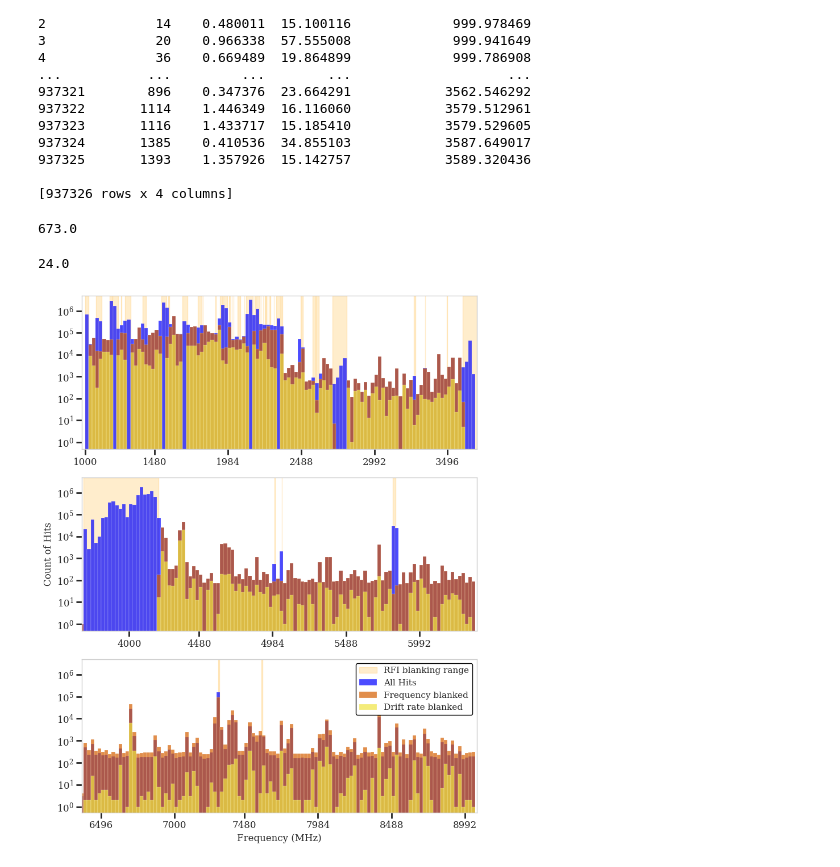
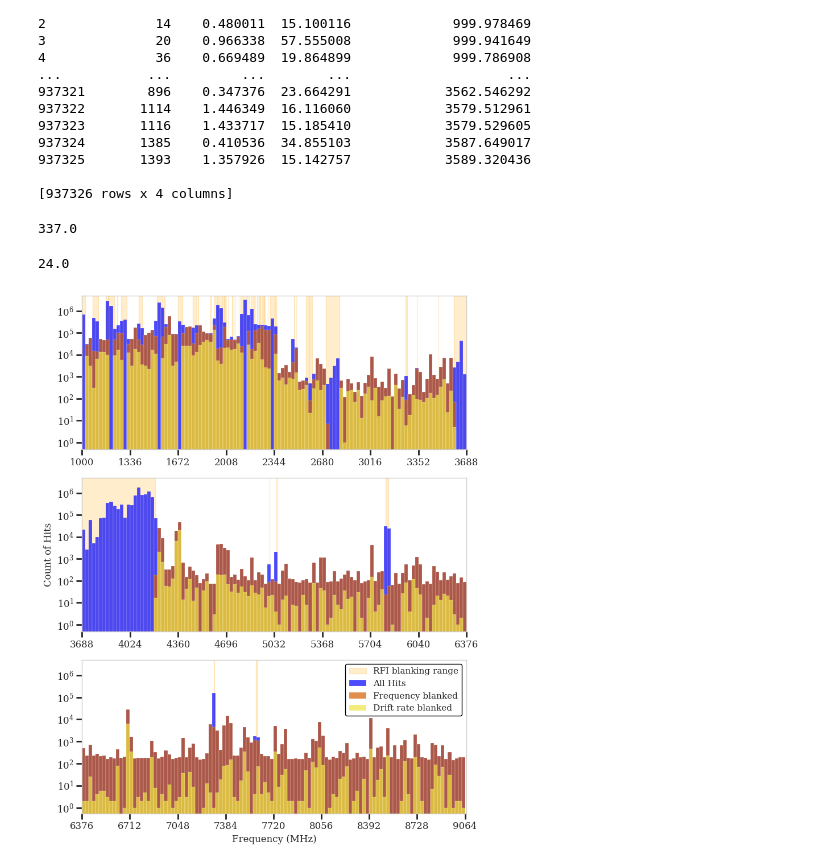
Before and after one commit to valegl04/BL_ATA_Alerts, a Jupyter notebook: ATA/unblanked_base_histo.ipynb, the cells around one changed output. Drawn from its saved outputs; the diff is of its cells as text; code cells hidden in the pictures.

Commit message:
update graph

```diff
--- a/ATA/unblanked_base_histo.ipynb
+++ b/ATA/unblanked_base_histo.ipynb
@@ -196,19 +197,18 @@ print(final_results_low)
 
 [937326 rows x 4 columns]
 # %%
-bins = 12
+bins = 24
 MHz = ((9064-1000)/ bins)+1
 print(MHz)
 # %% [output]
-673.0
+337.0
 # %%
 bin = np.linspace(1000, 9064, 337)
 bin_width = bin[1] - bin[0]
 print(bin_width)
 
-tick_step = 500  # MHz
-
-def ticks_500_alineados(bin_edges, xmin, xmax, step=500):
+tick_step= 500
+def ticks(bin_edges, xmin, xmax, step=500):# MHz
 
     start = np.ceil(xmin / step) * step
     ticks = np.arange(start, xmax + 1e-9, step)
@@ -232,7 +232,7 @@ for i, (start, end) in enumerate(blanking_rangeshigh):
 ax1.hist(unblanked_bliss_results1['Uncorrected_Frequency'],  bins=bin, color='blue', alpha=0.7, label="All Hits", edgecolor='white', linewidth=0.2, log=True)
 ax1.hist(filtered_low['Uncorrected_Frequency'], bins=bin, color='#D55E00', alpha=0.7, label="Frequency blanked", edgecolor='white', linewidth=0.2, log=True)
 ax1.hist(final_results_low['Uncorrected_Frequency'], bins=bin, color='#F0E442', alpha=0.7, label="Drift rate blanked", edgecolor='white', linewidth=0.2, log=True)
-ax1.set_xlim(978, 3698)
+ax1.set_xlim(1000, 3688)
 ax1.set_ylim(0, 5000000)
 ax1.grid(False)
 
@@ -240,43 +240,46 @@ ax2.hist(unblanked_bliss_results2['Uncorrected_Frequency'], bins=bin, color='blu
 ax2.hist(filtered_mid['Uncorrected_Frequency'], bins=bin, color='#D55E00', alpha=0.7,label="Frequency blanked", edgecolor='white', linewidth=0.2, log=True)
 ax2.hist(final_results_mid['Uncorrected_Frequency'], bins=bin, color='#F0E442', alpha=0.7,label="Drift rate blanked", edgecolor='white', linewidth=0.2, log=True)
 ax2.set_ylabel('Count of Hits')
-ax2.set_xlim(3676, 6386)
+ax2.set_xlim(3688, 6376)
 ax2.set_ylim(0, 5000000)
 ax2.grid(False)
 
 ax3.hist(unblanked_bliss_results3['Uncorrected_Frequency'], bins=bin, color='blue', alpha=0.7,label="All Hits", edgecolor='white', linewidth=0.2, log=True)
 ax3.hist(filtered_high['Uncorrected_Frequency'],bins=bin, color='#D55E00', alpha=0.7,label="Frequency blanked", edgecolor='white', linewidth=0.2, log=True)
 ax3.hist(final_results_high['Uncorrected_Frequency'],bins=bin, color='#F0E442', alpha=0.7, label="Drift rate blanked", edgecolor='white', linewidth=0.2, log=True)
-ax3.set_xlim(6364, 9074)
+ax3.set_xlim(6376, 9074)
 ax3.set_ylim(0, 5000000)
 ax3.set_xlabel('Frequency (MHz)')
 ax3.grid(False)
 
-ax1_ticks = ticks_500_alineados(bin, *ax1.get_xlim(), step=tick_step)
-ax2_ticks = ticks_500_alineados(bin, *ax2.get_xlim(), step=tick_step)
-ax3_ticks = ticks_500_alineados(bin, *ax3.get_xlim(), step=tick_step)
-
+#ax1_ticks = ticks(bin, *ax1.get_xlim(), step=tick_step)
+#ax2_ticks = ticks(bin, *ax2.get_xlim(), step=tick_step)
+#ax3_ticks = ticks(bin, *ax3.get_xlim(), step=tick_step)
+ax1.set_xticks(np.arange(1000, 3688+336, 336))
+ax2.set_xticks(np.arange(3688, 6376+336, 336))
+ax3.set_xticks(np.arange(6376, 9064+336, 336))
+'''
 ax1.set_xticks(ax1_ticks)
 ax2.set_xticks(ax2_ticks)
 ax3.set_xticks(ax3_ticks)
-
+'''
 #style
 plt.style.use('seaborn-v0_8-whitegrid')
 plt.rcParams.update({
     "font.family": "serif",
     "font.size": 12,
     "axes.labelsize": 12,
     "axes.titlesize": 12,
     "legend.fontsize": 11,
     "xtick.major.width": 2,
     "ytick.major.width": 2,
     "xtick.major.size": 7,
     "ytick.major.size": 7,
 })
 plt.legend(loc='upper right', frameon=True, framealpha=1, edgecolor='black')
 plt.tight_layout()
 
 plt.show()
 # %% [output]
 24.0
-[figure, old version]
+[figure, new version]
```
Also changed, not shown: parts of 1 cell of this notebook.
